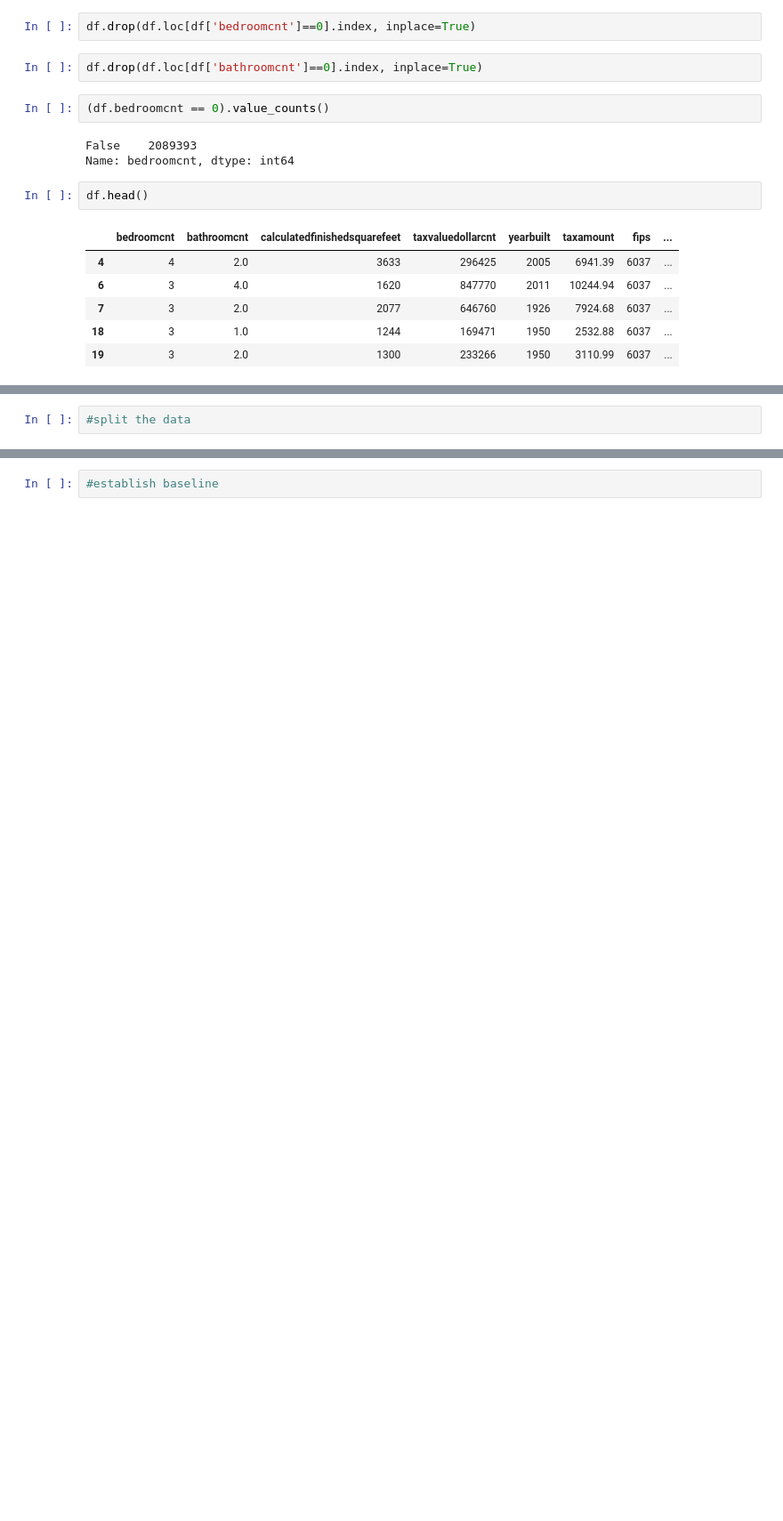
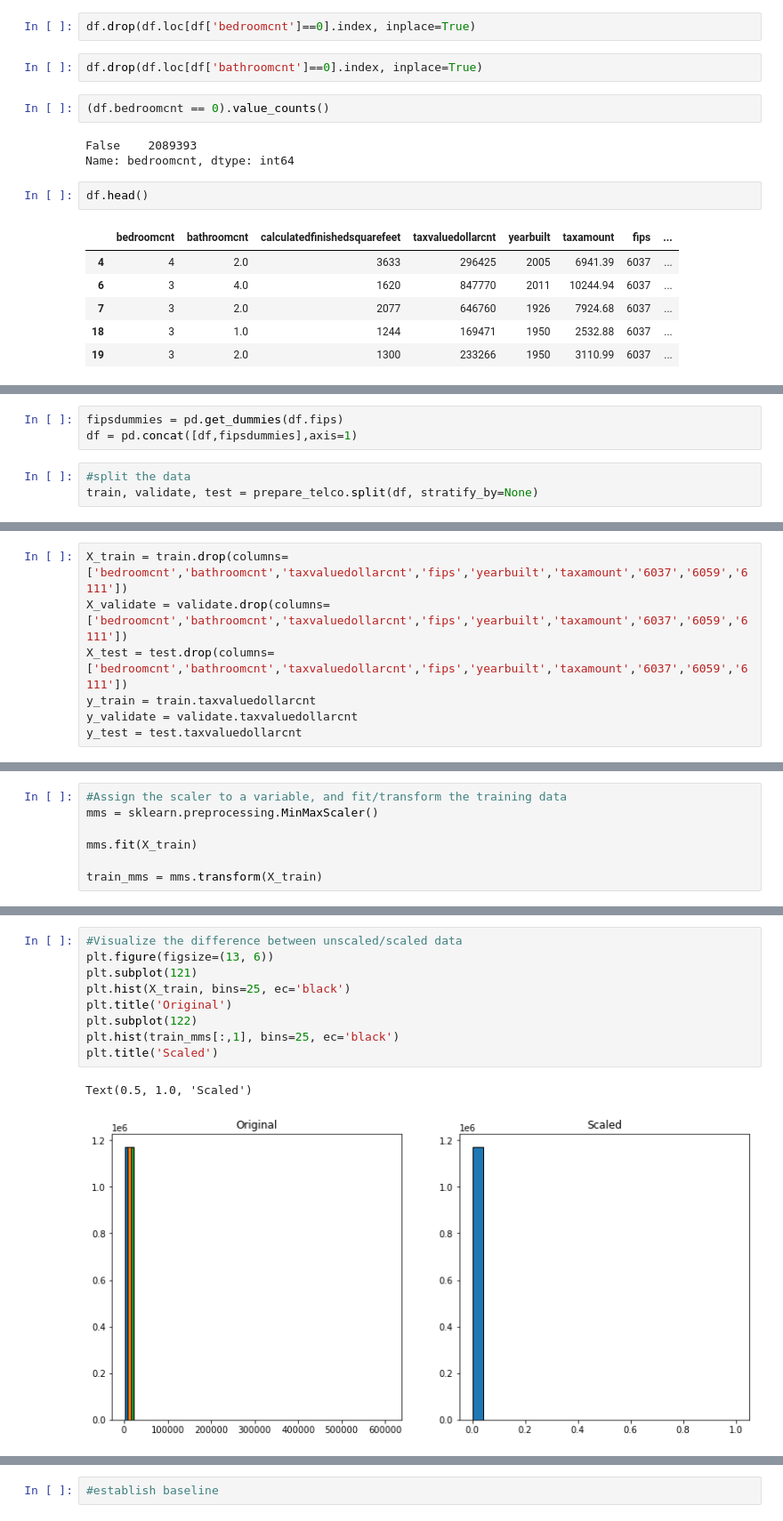
Before and after one commit to tim-keriazes/regression_exercises, a Jupyter notebook: regression_modeling.ipynb, the cells around one changed output, grey strips where cells are left out. Shown at 89% size. Cells and saved outputs as stored; diff of their text form; blank space fills up the shorter version.

```diff
--- a/regression_modeling.ipynb
+++ b/regression_modeling.ipynb
@@ -200,2 +228,6 @@ df.head()
+# %%
+fipsdummies = pd.get_dummies(df.fips)
+df = pd.concat([df,fipsdummies],axis=1)
 # %%
 #split the data
+train, validate, test = prepare_telco.split(df, stratify_by=None)
@@ -203,0 +306,7 @@ df.head()
+# %%
+X_train = train.drop(columns=['bedroomcnt','bathroomcnt','taxvaluedollarcnt','fips','yearbuilt','taxamount','6037','6059','6111'])
+X_validate = validate.drop(columns=['bedroomcnt','bathroomcnt','taxvaluedollarcnt','fips','yearbuilt','taxamount','6037','6059','6111'])
+X_test = test.drop(columns=['bedroomcnt','bathroomcnt','taxvaluedollarcnt','fips','yearbuilt','taxamount','6037','6059','6111'])
+y_train = train.taxvaluedollarcnt
+y_validate = validate.taxvaluedollarcnt
+y_test = test.taxvaluedollarcnt
@@ -203,0 +329,7 @@ df.head()
+# %%
+#Assign the scaler to a variable, and fit/transform the training data
+mms = sklearn.preprocessing.MinMaxScaler()
+
+mms.fit(X_train)
+
+train_mms = mms.transform(X_train)
@@ -203,0 +365,12 @@ df.head()
+# %%
+#Visualize the difference between unscaled/scaled data
+plt.figure(figsize=(13, 6))
+plt.subplot(121)
+plt.hist(X_train, bins=25, ec='black')
+plt.title('Original')
+plt.subplot(122)
+plt.hist(train_mms[:,1], bins=25, ec='black')
+plt.title('Scaled')
+# %% [output]
+Text(0.5, 1.0, 'Scaled')
+[figure, added]
```
Also changed, not shown: parts of 70 cells of this notebook.
